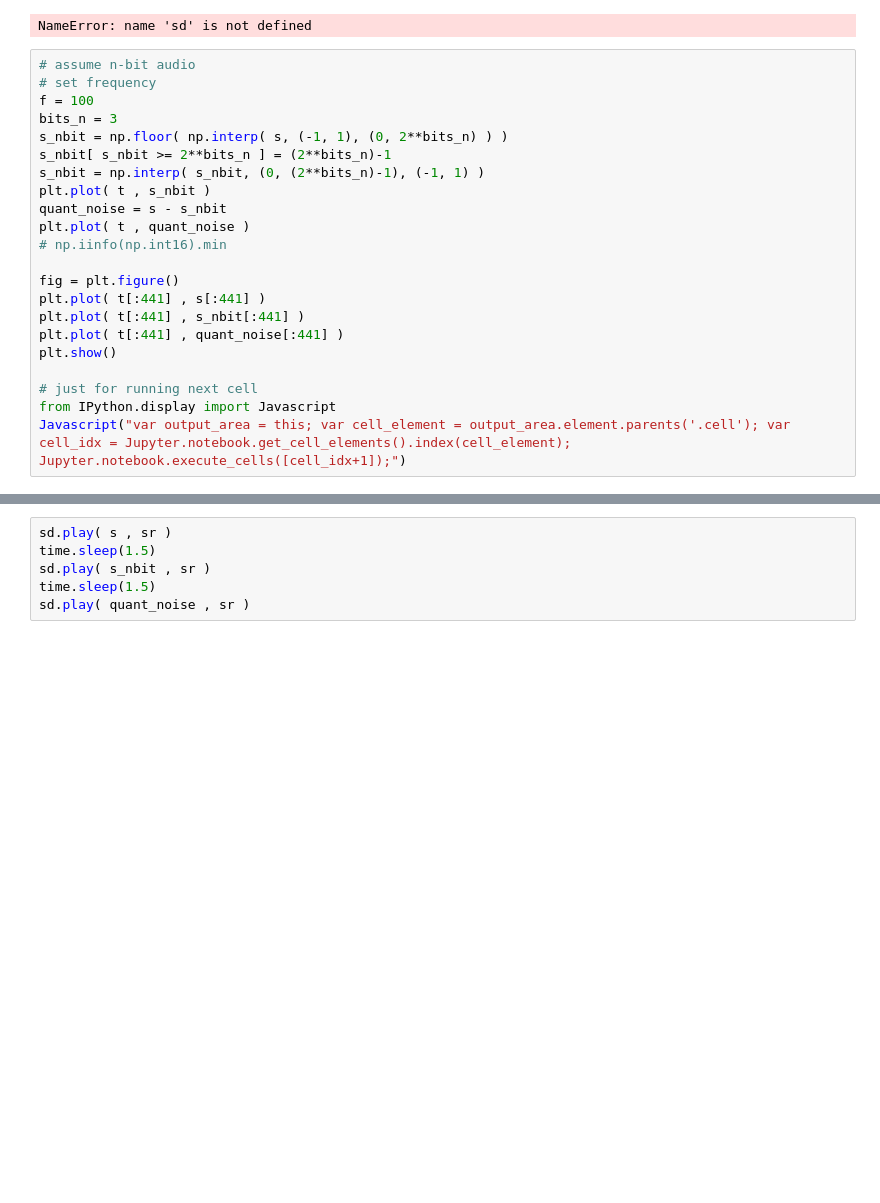
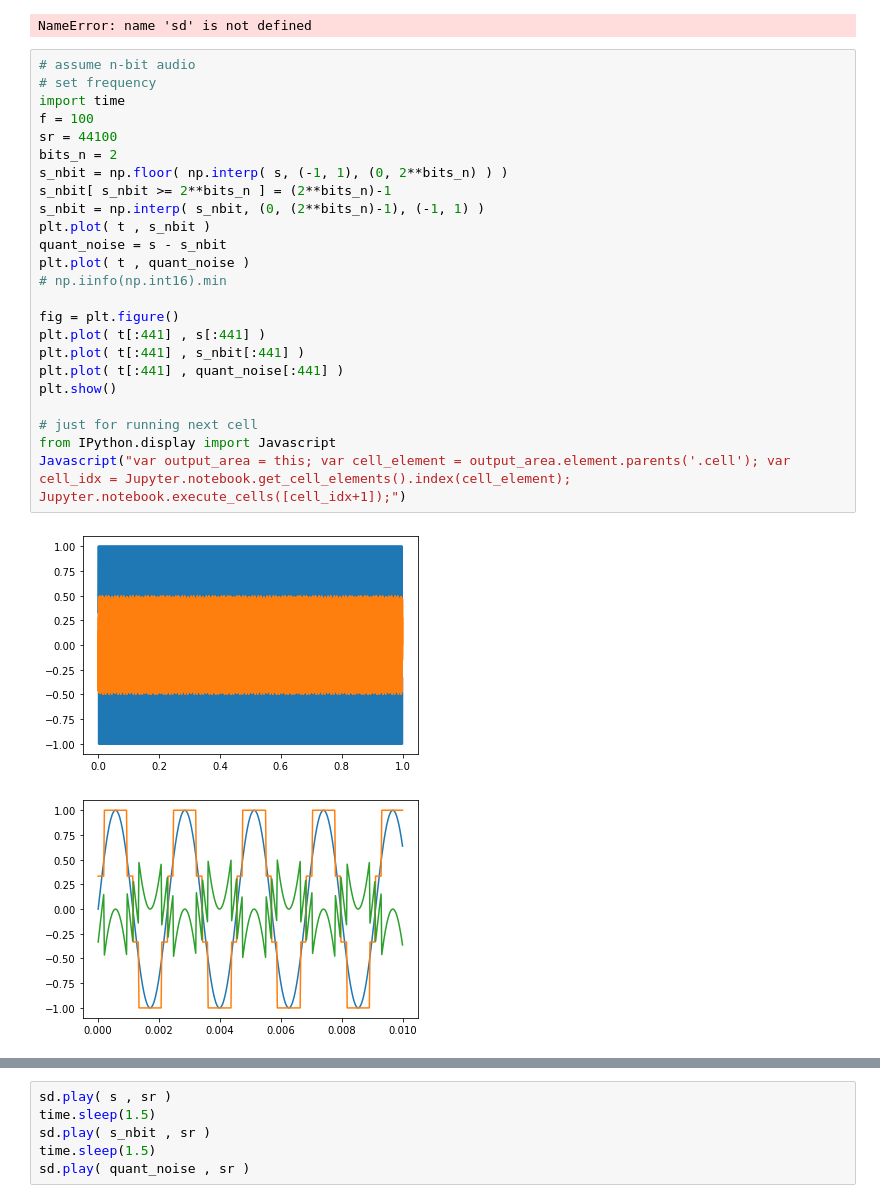
Before and after one commit to maximoskp/MSc_LangTech_NKUA_DSP, a Jupyter notebook: 1_sampling_and_quantisation.ipynb, the cells around one changed output, grey strips where cells are left out. Saved outputs shown, nothing was run; the diff lists cells and outputs as text; blank space fills up the shorter version.

```diff
--- a/1_sampling_and_quantisation.ipynb
+++ b/1_sampling_and_quantisation.ipynb
@@ -180,24 +180,28 @@ NameError: name 'sd' is not defined
 # %%
 # assume n-bit audio
 # set frequency
+import time
 f = 100
-bits_n = 3
+sr = 44100
+bits_n = 2
 s_nbit = np.floor( np.interp( s, (-1, 1), (0, 2**bits_n) ) )
 s_nbit[ s_nbit >= 2**bits_n ] = (2**bits_n)-1
 s_nbit = np.interp( s_nbit, (0, (2**bits_n)-1), (-1, 1) )
 plt.plot( t , s_nbit )
 quant_noise = s - s_nbit
 plt.plot( t , quant_noise )
 # np.iinfo(np.int16).min
 
 fig = plt.figure()
 plt.plot( t[:441] , s[:441] )
 plt.plot( t[:441] , s_nbit[:441] )
 plt.plot( t[:441] , quant_noise[:441] )
 plt.show()
 
 # just for running next cell
 from IPython.display import Javascript
 Javascript("var output_area = this; var cell_element = output_area.element.parents('.cell'); var cell_idx = Jupyter.notebook.get_cell_elements().index(cell_element); Jupyter.notebook.execute_cells([cell_idx+1]);")
 # %% [output]
+[figure, added]
+[figure, added]
 [interactive output not drawn]
```
Also changed, not shown: parts of 1 cell of this notebook, 3 other files.
